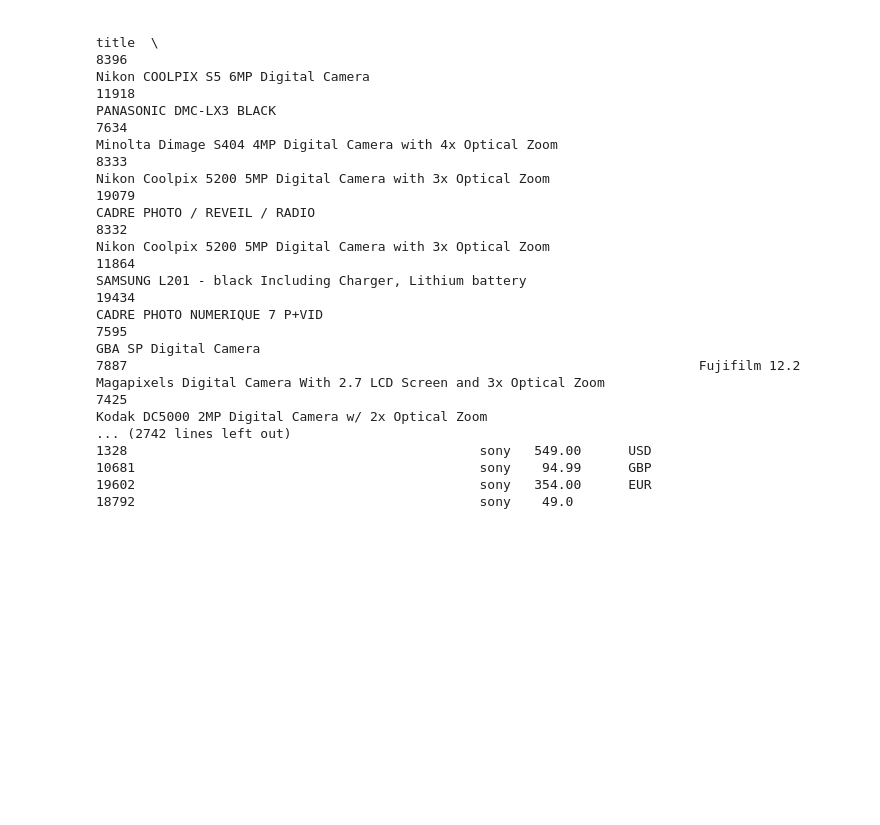
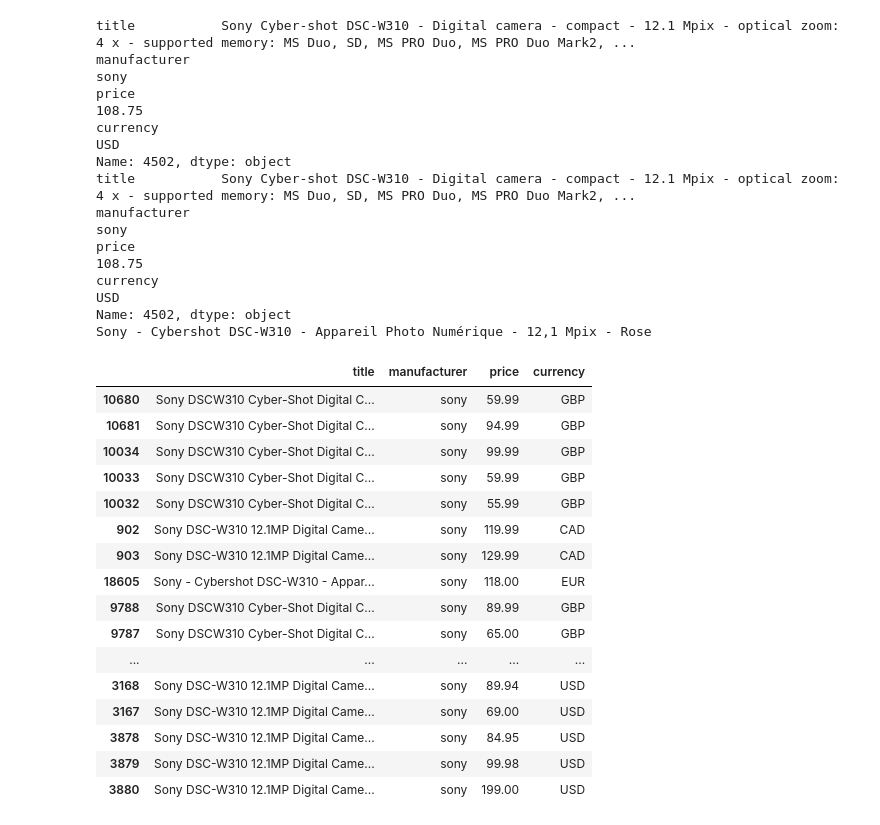
Before and after one commit to awesomejie/Price-Finder, a Jupyter notebook: debug main.ipynb, the cells around one changed output. Cells and saved outputs as stored; diff of their text form; code cells hidden in the pictures; blank space fills up the shorter version.

```diff
--- a/debug main.ipynb
+++ b/debug main.ipynb
@@ -34,25 +38,34 @@ list_idx_1stmatch = [0, 1, 2, 3, 4, 5, 6, 7, 8, 9, 10, 11, 12, 13, 14, 15, 16, 1
-# %%
-def handle_products(x):
-    x = x.strip().lower()
-    return re.sub(r'[\W_]', ' ', x).strip()  # replace '_', '-', and all non-alphanumeric with ' '
-df_listings['manufacturer'] = df_listings.manufacturer.apply(handle_products)
-df_listings_sorted = df_listings.sort_values('manufacturer', axis=0)  # sorted by manufacturer
-df_listings_sorted.iloc[list_idx_1stmatch,:]
-# %% [output]
-                                                                                                                                                       title  \
-8396                                                                                                                     Nikon COOLPIX S5 6MP Digital Camera
-11918                                                                                                                                PANASONIC DMC-LX3 BLACK
-7634                                                                                             Minolta Dimage S404 4MP Digital Camera with 4x Optical Zoom
-8333                                                                                              Nikon Coolpix 5200 5MP Digital Camera with 3x Optical Zoom
-19079                                                                                                                           CADRE PHOTO / REVEIL / RADIO
-8332                                                                                              Nikon Coolpix 5200 5MP Digital Camera with 3x Optical Zoom
-11864                                                                                                SAMSUNG L201 - black Including Charger, Lithium battery
-19434                                                                                                                          CADRE PHOTO NUMERIQUE 7 P+VID
-7595                                                                                                                                   GBA SP Digital Camera
-7887                                                                         Fujifilm 12.2 Magapixels Digital Camera With 2.7 LCD Screen and 3x Optical Zoom
-7425                                                                                                      Kodak DC5000 2MP Digital Camera w/ 2x Optical Zoom
-... (2742 lines left out)
-1328                                             sony   549.00      USD
-10681                                            sony    94.99      GBP
-19602                                            sony   354.00      EUR
-18792                                            sony    49.0
+# %%
+print(df_listings_sorted.iloc[18308,:])
+print(df_listings_sorted.loc[4502])
+print(df_listings_sorted.loc[18605].title)
+df_listings_sorted.iloc[list_idx_2ndmatch,:]
+# %% [output]
+title           Sony Cyber-shot DSC-W310 - Digital camera - compact - 12.1 Mpix - optical zoom: 4 x - supported memory: MS Duo, SD, MS PRO Duo, MS PRO Duo Mark2, ...
+manufacturer                                                                                                                                                     sony
+price                                                                                                                                                          108.75
+currency                                                                                                                                                          USD
+Name: 4502, dtype: object
+title           Sony Cyber-shot DSC-W310 - Digital camera - compact - 12.1 Mpix - optical zoom: 4 x - supported memory: MS Duo, SD, MS PRO Duo, MS PRO Duo Mark2, ...
+manufacturer                                                                                                                                                     sony
+price                                                                                                                                                          108.75
+currency                                                                                                                                                          USD
+Name: 4502, dtype: object
+Sony - Cybershot DSC-W310 - Appareil Photo Numérique - 12,1 Mpix - Rose
+|  | title | manufacturer | price | currency |
+| 10680 | Sony DSCW310 Cyber-Shot Digital C... | sony | 59.99 | GBP |
+| 10681 | Sony DSCW310 Cyber-Shot Digital C... | sony | 94.99 | GBP |
+| 10034 | Sony DSCW310 Cyber-Shot Digital C... | sony | 99.99 | GBP |
+| 10033 | Sony DSCW310 Cyber-Shot Digital C... | sony | 59.99 | GBP |
+| 10032 | Sony DSCW310 Cyber-Shot Digital C... | sony | 55.99 | GBP |
+| 902 | Sony DSC-W310 12.1MP Digital Came... | sony | 119.99 | CAD |
+| 903 | Sony DSC-W310 12.1MP Digital Came... | sony | 129.99 | CAD |
+| 18605 | Sony - Cybershot DSC-W310 - Appar... | sony | 118.00 | EUR |
+| 9788 | Sony DSCW310 Cyber-Shot Digital C... | sony | 89.99 | GBP |
+| 9787 | Sony DSCW310 Cyber-Shot Digital C... | sony | 65.00 | GBP |
+| ... | ... | ... | ... | ... |
+| 3168 | Sony DSC-W310 12.1MP Digital Came... | sony | 89.94 | USD |
+| 3167 | Sony DSC-W310 12.1MP Digital Came... | sony | 69.00 | USD |
+| 3878 | Sony DSC-W310 12.1MP Digital Came... | sony | 84.95 | USD |
+| 3879 | Sony DSC-W310 12.1MP Digital Came... | sony | 99.98 | USD |
+| 3880 | Sony DSC-W310 12.1MP Digital Came... | sony | 199.00 | USD |
```
Also changed, not shown: parts of 4 cells of this notebook, 5 other files.
